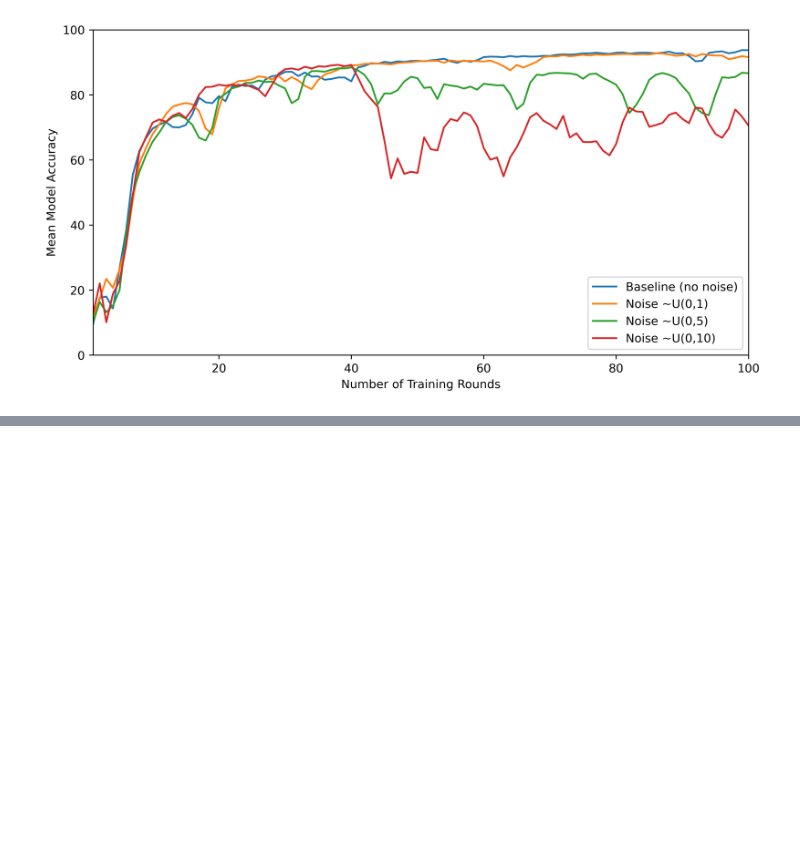
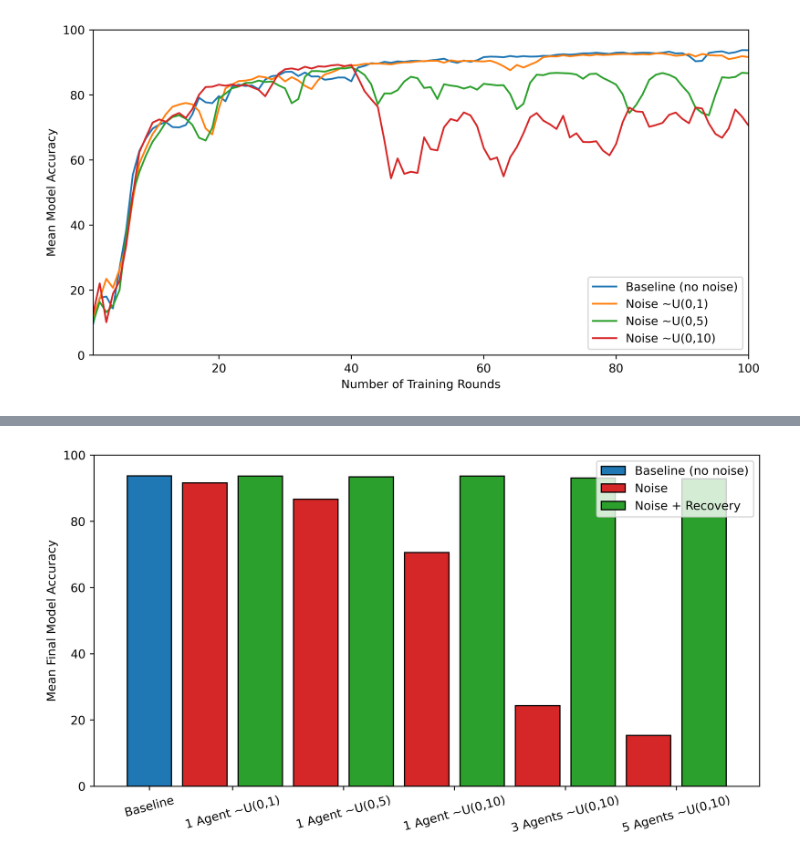
Before and after one commit to samhsia/CS262-FinalProject, a Jupyter notebook: src/Plotting.ipynb, the cells around one changed output, grey strips where cells are left out. Drawn from its saved outputs; the diff is of its cells as text; code cells hidden in the pictures; blank space fills up the shorter version.

```diff
--- a/src/Plotting.ipynb
+++ b/src/Plotting.ipynb
@@ -53,0 +77,45 @@ plt.show()
+# %%
+plt.figure(figsize=(10,5), dpi=442)
+
+plt.bar(0, np.mean(baseline[-1]),
+        width = 0.8, edgecolor='black', color='tab:blue', label = 'Baseline (no noise)')
+
+plt.bar(1, np.mean(a1n1[-1]),
+        width = 0.8, edgecolor='black', color='tab:red', label = 'Noise')
+plt.bar(2, np.mean(a1n1ad[-1]),
+        width = 0.8, edgecolor='black', color='tab:green', label = 'Noise + Recovery')
+
+plt.bar(3, np.mean(a1n5[-1]),
+        width = 0.8, edgecolor='black', color='tab:red')
+plt.bar(4, np.mean(a1n5ad[-1]),
+        width = 0.8, edgecolor='black', color='tab:green')
+
+plt.bar(5, np.mean(a1n10[-1]),
+        width = 0.8, edgecolor='black', color='tab:red')
+plt.bar(6, np.mean(a1n10ad[-1]),
+        width = 0.8, edgecolor='black', color='tab:green')
+
+plt.bar(7, np.mean(a3n10[-1]),
+        width = 0.8, edgecolor='black', color='tab:red')
+plt.bar(8, np.mean(a3n10ad[-1]),
+        width = 0.8, edgecolor='black', color='tab:green')
+
+plt.bar(9, np.mean(a5n10[-1]),
+        width = 0.8, edgecolor='black', color='tab:red')
+plt.bar(10, np.mean(a5n10ad[-1]),
+        width = 0.8, edgecolor='black', color='tab:green')
+
+plt.ylabel('Mean Final Model Accuracy')
+plt.xticks([0, 1.5, 3.5, 5.5, 7.5, 9.5],
+           ['Baseline', '1 Agent ~U(0,1)', '1 Agent ~U(0,5)',
+           '1 Agent ~U(0,10)', '3 Agents ~U(0,10)', '5 Agents ~U(0,10)'], rotation=15)
+
+plt.xlim([-1,11])
+plt.ylim([0,100])
+
+plt.legend()
+
+plt.savefig('figures/anomaly_detection.png')
+plt.show()
+# %% [output]
+[figure, added]
```
Also changed, not shown: parts of 3 cells of this notebook, 7 other files.
